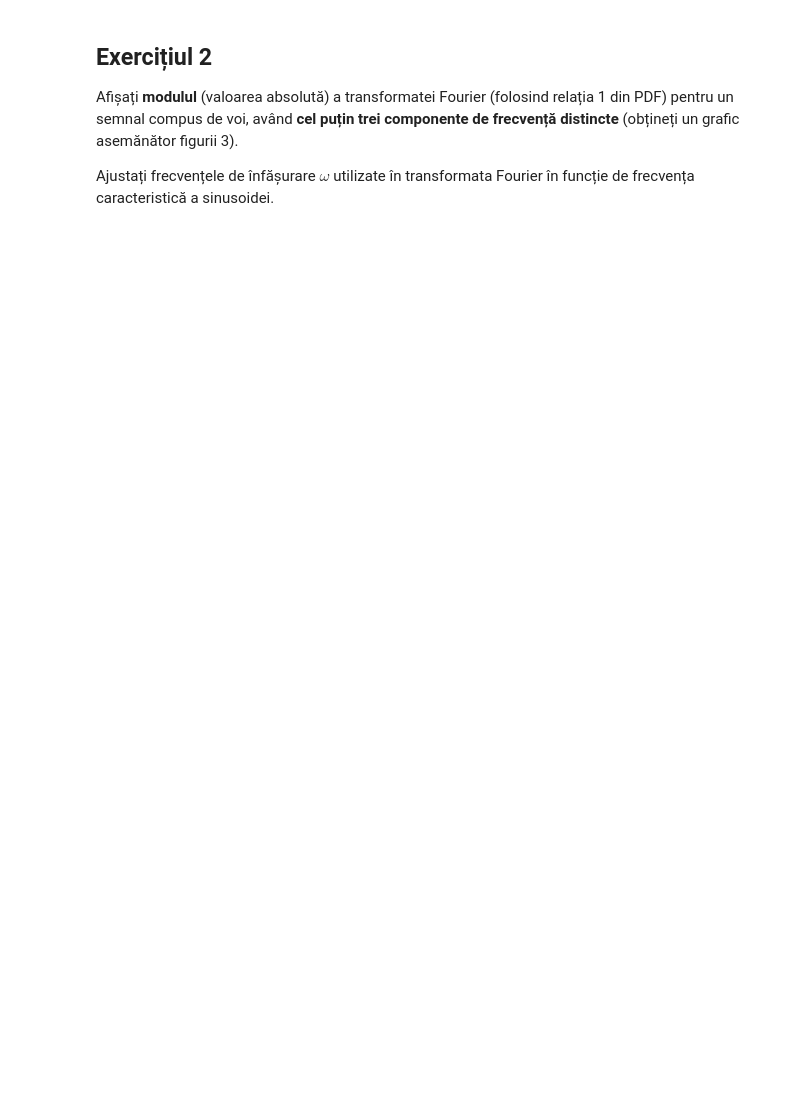
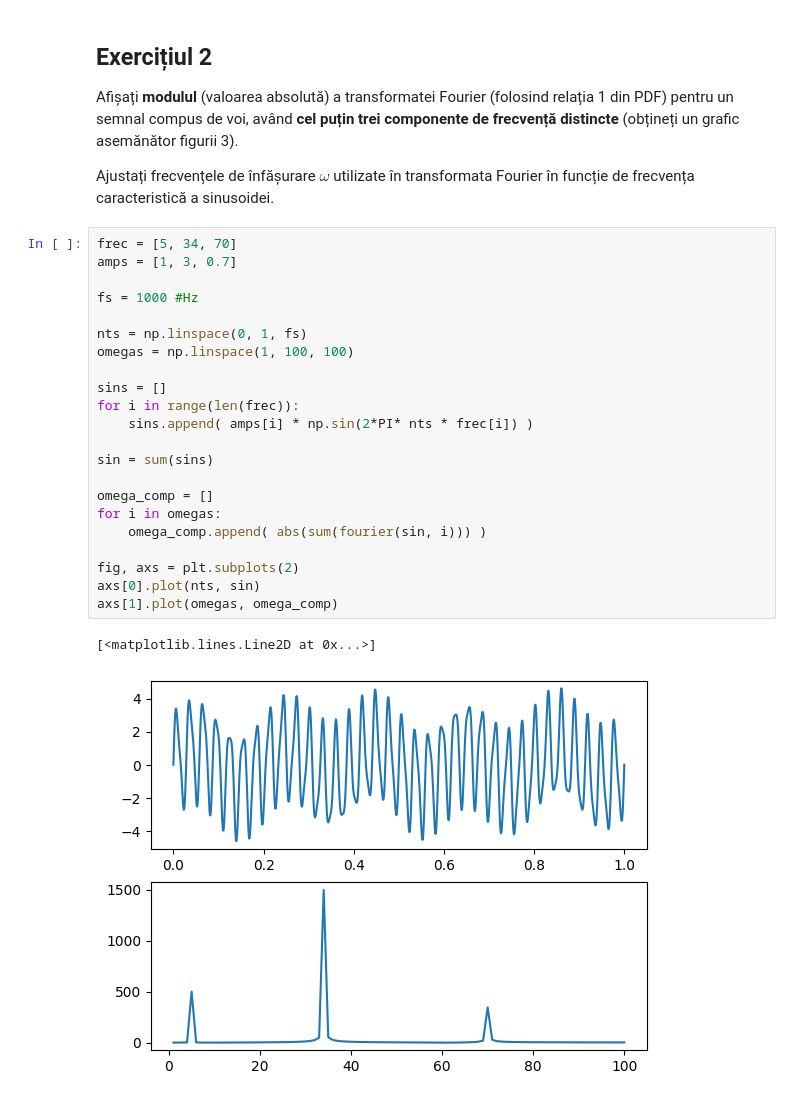
Before and after one commit to Ionut-Valeriu/Signal-Processing-Labs, a Jupyter notebook: Signal_Processing_Lab7/ps-lab-7-exerciții.ipynb, the cells around one changed output. Drawn from its saved outputs; the diff is of its cells as text; blank space fills up the shorter version.

```diff
--- a/Signal_Processing_Lab7/ps-lab-7-exerciții.ipynb
+++ b/Signal_Processing_Lab7/ps-lab-7-exerciții.ipynb
@@ -21,3 +111,28 @@ Afișați grafic $z_{\omega} [n] = x[n] \cdot e^{-2 \pi i \omega n}$, pentru **p
 Afișați **modulul** (valoarea absolută) a transformatei Fourier (folosind relația 1 din PDF) pentru un semnal compus de voi, având **cel puțin trei componente de frecvență distincte** (obțineți un grafic asemănător figurii 3).
 
 Ajustați frecvențele de înfășurare $\omega$ utilizate în transformata Fourier în funcție de frecvența caracteristică a sinusoidei.
+# %%
+frec = [5, 34, 70]
+amps = [1, 3, 0.7]
+
+fs = 1000 #Hz
+
+nts = np.linspace(0, 1, fs)
+omegas = np.linspace(1, 100, 100)
+
+sins = []
+for i in range(len(frec)):
+    sins.append( amps[i] * np.sin(2*PI* nts * frec[i]) )
+
+sin = sum(sins)
+
+omega_comp = []
+for i in omegas:
+    omega_comp.append( abs(sum(fourier(sin, i))) )
+
+fig, axs = plt.subplots(2)
+axs[0].plot(nts, sin)
+axs[1].plot(omegas, omega_comp)
+# %% [output]
+[<matplotlib.lines.Line2D at 0x...>]
+[figure, added]
```
Also changed, not shown: parts of 3 cells of this notebook.
